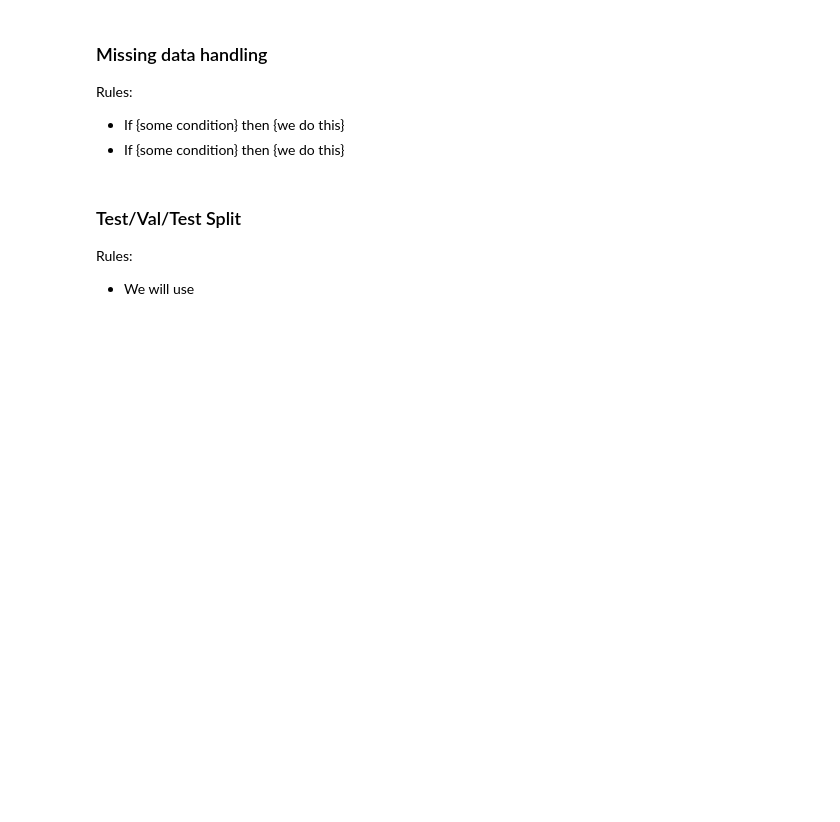
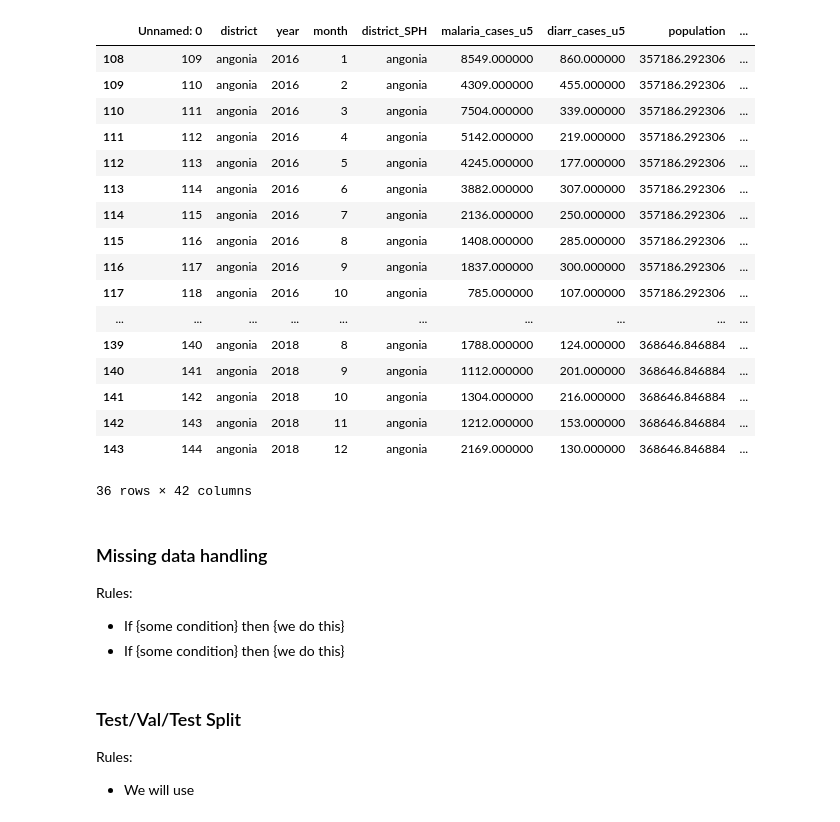
Before and after one commit to DHarley22/Prediction_case_malaria_mozambique, a Jupyter notebook: model_building_mozambique.ipynb, the cells around one changed output. Saved outputs shown, nothing was run; the diff lists cells and outputs as text; code cells hidden in the pictures; blank space fills up the shorter version.

```diff
--- a/model_building_mozambique.ipynb
+++ b/model_building_mozambique.ipynb
@@ -59,3 +158,24 @@ shaped_dataset["centroid_y"] = shaped_dataset.geometry.centroid.y
+# %%
+shaped_dataset[shaped_dataset['district'] == "angonia"]
+# %% [output]
+|  | Unnamed: 0 | district | year | month | district_SPH | malaria_cases_u5 | diarr_cases_u5 | population | ... |
+| 108 | 109 | angonia | 2016 | 1 | angonia | 8549.000000 | 860.000000 | 357186.292306 | ... |
+| 109 | 110 | angonia | 2016 | 2 | angonia | 4309.000000 | 455.000000 | 357186.292306 | ... |
+| 110 | 111 | angonia | 2016 | 3 | angonia | 7504.000000 | 339.000000 | 357186.292306 | ... |
+| 111 | 112 | angonia | 2016 | 4 | angonia | 5142.000000 | 219.000000 | 357186.292306 | ... |
+| 112 | 113 | angonia | 2016 | 5 | angonia | 4245.000000 | 177.000000 | 357186.292306 | ... |
+| 113 | 114 | angonia | 2016 | 6 | angonia | 3882.000000 | 307.000000 | 357186.292306 | ... |
+| 114 | 115 | angonia | 2016 | 7 | angonia | 2136.000000 | 250.000000 | 357186.292306 | ... |
+| 115 | 116 | angonia | 2016 | 8 | angonia | 1408.000000 | 285.000000 | 357186.292306 | ... |
+| 116 | 117 | angonia | 2016 | 9 | angonia | 1837.000000 | 300.000000 | 357186.292306 | ... |
+| 117 | 118 | angonia | 2016 | 10 | angonia | 785.000000 | 107.000000 | 357186.292306 | ... |
+| ... | ... | ... | ... | ... | ... | ... | ... | ... | ... |
+| 139 | 140 | angonia | 2018 | 8 | angonia | 1788.000000 | 124.000000 | 368646.846884 | ... |
+| 140 | 141 | angonia | 2018 | 9 | angonia | 1112.000000 | 201.000000 | 368646.846884 | ... |
+| 141 | 142 | angonia | 2018 | 10 | angonia | 1304.000000 | 216.000000 | 368646.846884 | ... |
+| 142 | 143 | angonia | 2018 | 11 | angonia | 1212.000000 | 153.000000 | 368646.846884 | ... |
+| 143 | 144 | angonia | 2018 | 12 | angonia | 2169.000000 | 130.000000 | 368646.846884 | ... |
+36 rows × 42 columns
 # %% [markdown]
 ### Missing data handling
 
```
Also changed, not shown: parts of 7 cells of this notebook.
